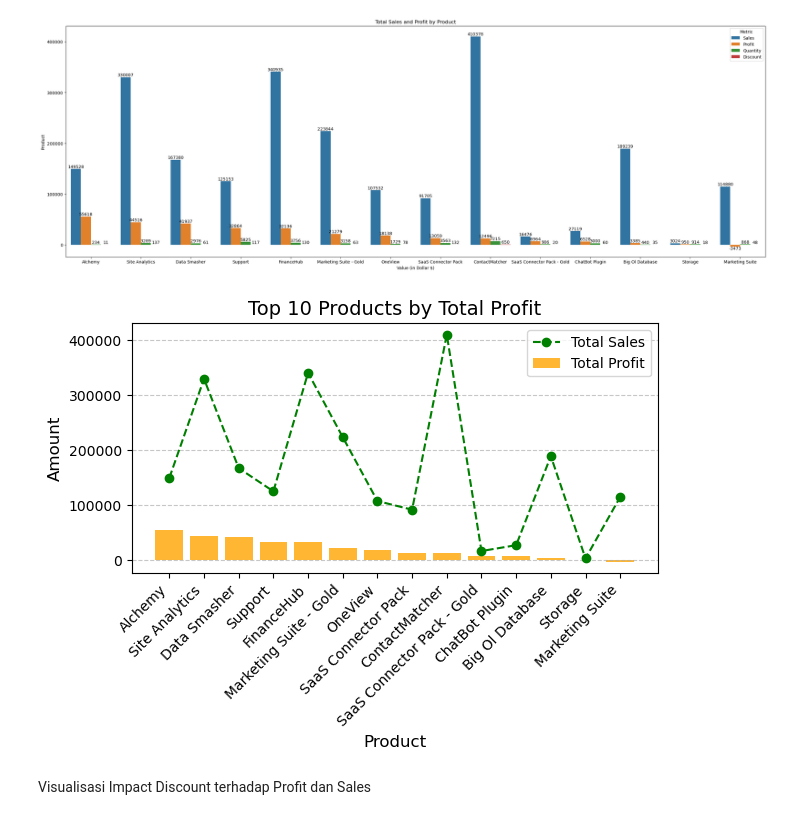
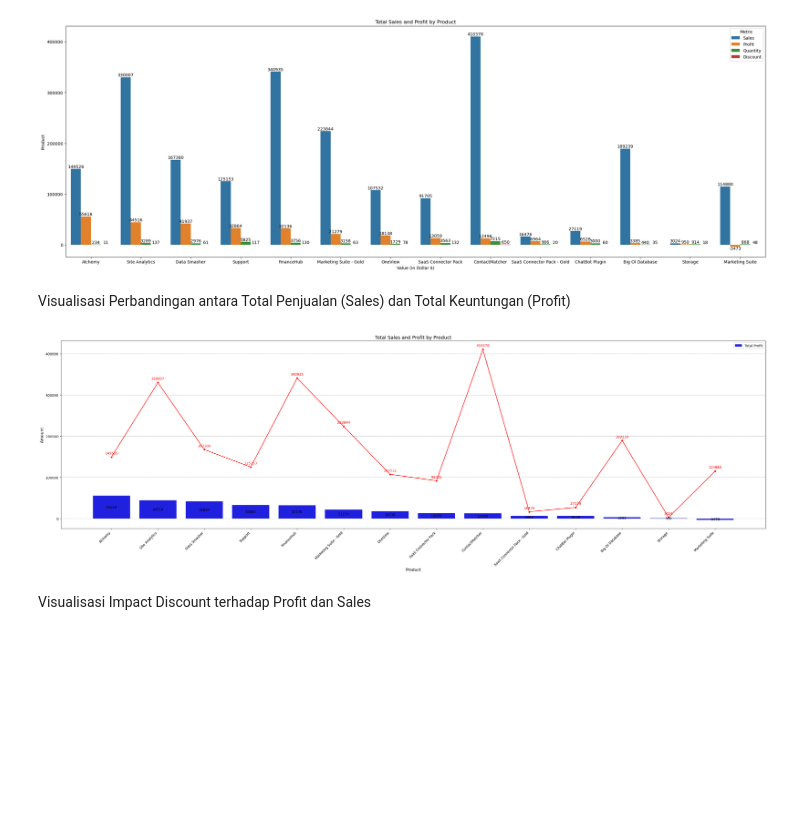
Before and after one commit to alhamfebian/purwadhika-jcdsol, a Jupyter notebook: Capstone Project/Capstone Project Module 2/capstone_project_module_2.ipynb, the cells around one changed output. Cells and saved outputs as stored; diff of their text form; code cells hidden in the pictures; blank space fills up the shorter version.

```diff
--- a/Capstone Project/Capstone Project Module 2/capstone_project_module_2.ipynb
+++ b/Capstone Project/Capstone Project Module 2/capstone_project_module_2.ipynb
@@ -79,0 +84,11 @@ df_saas_sales['Profit Margin (%)'] = df_saas_sales['Profit Margin (%)'].round(1)
+# %%
+# Menambahkan kolom baru 'Sales after Discount' yang merupakan hasil perkalian kolom 'Sales' dengan 'Discount'
+
+df_saas_sales['Sales after Discount'] = df_saas_sales['Sales'] * (1 - df_saas_sales['Discount'])
+# %%
+# Menambahkan kolom baru 'Cost' yang merupakan hasil pengurangan sales after discount dengan profit
+# Kolom ini hanya untuk gambaran atau perkiraan 'Cost' untuk setiap penjualan
+# Saya membuat kolom ini karena tidak diberitahu berapa 'Cost' untuk setiap transaksi
+
+df_saas_sales['Cost'] = df_saas_sales['Sales after Discount'] - df_saas_sales['Profit']
+df_saas_sales
@@ -320,6 +349,6 @@ Visualisasi Penjualan (Sales) berdasarkan Negara (Country) dari 5 Negara dengan
 # %%
-plt.figure(figsize=(12, 7))
-sales_by_country = df_saas_sales.groupby('Country')['Sales'].sum().sort_values(ascending = False).reset_index().head(5)
+plt.figure(figsize=(20, 10))
+sales_by_country = df_saas_sales.groupby('Country')['Sales'].sum().sort_values(ascending = False).reset_index()
 sales_by_country_barplot = sns.barplot(
     data = sales_by_country,
     x = 'Sales',
@@ -337,6 +366,6 @@ Visualisasi Profit berdasarkan Negara (Country) dari 5 Negara dengan Penjualan t
 # %%
-plt.figure(figsize=(12, 7))
-sales_by_country = df_saas_sales.groupby('Country')['Profit'].sum().sort_values(ascending = False).reset_index().head(5)
+plt.figure(figsize=(20, 10))
+sales_by_country = df_saas_sales.groupby('Country')['Profit'].sum().sort_values(ascending = False).reset_index()
 sales_by_country_barplot = sns.barplot(
     data = sales_by_country,
     x = 'Profit',
@@ -427,25 +483,45 @@ plt.legend(title='Metric')
 plt.show()
 # %% [output]
 [figure]
+# %% [markdown]
+Visualisasi Perbandingan antara Total Penjualan (Sales) dan Total Keuntungan (Profit)
 # %%
-plt.bar(product_sales_profit['Product'], product_sales_profit['Profit'], color='orange', alpha=0.8, label='Total Profit')
+plt.figure(figsize=(30, 10))
+# Bar chart untuk Total Profit
+profit_by_product_barplot_combine = sns.barplot(
+    data = product_sales_profit,
+    x = 'Product',
+    y = 'Profit',
+    color = 'blue',
+    label = 'Total Profit'
+)
 
-# Line chart for Total Sales
-plt.plot(product_sales_profit['Product'], product_sales_profit['Sales'], color='green', marker='o', linestyle='dashed', label='Total Sales')
+# Line chart untuk Total Sales
+sales_by_product_lineplot_combine = sns.lineplot(
+    data = product_sales_profit,
+    x = 'Product',
+    y = 'Sales',
+    color = 'red',
+    marker = 'o',
+)
 
-# Customize the plot
-plt.title('Total Sales and Profit by Product', fontsize=14)
-plt.xlabel('Product', fontsize=12)
-plt.ylabel('Amount', fontsize=12)
-plt.xticks(rotation=45, ha='right')
-plt.legend()
-plt.grid(axis='y', linestyle='--', alpha=0.7)
+for container in profit_by_product_barplot_combine.containers:
+    profit_by_product_barplot_combine.bar_label(container, fmt = '%.0f', label_type = 'center', color = 'black')
+
+for product, sales in zip(product_sales_profit['Product'], product_sales_profit['Sales']):
+    plt.text(product, sales + 7000, f'{sales:.0f}', color='red', ha = 'center')
+
+plt.title('Total Sales and Profit by Product', fontsize = 14)
+plt.xlabel('Product', fontsize = 12)
+plt.ylabel('Amount', fontsize = 12)
+plt.xticks(rotation = 45, ha = 'right')
+
+plt.grid(axis = 'y', linestyle = '--', alpha = 1)
 plt.tight_layout()
 
-# Show the plot
 plt.show()
 # %% [output]
-[figure, old version]
+[figure, new version]
 # %% [markdown]
 Visualisasi Impact Discount terhadap Profit dan Sales
 # %%
```
Also changed, not shown: parts of 63 cells of this notebook, 1 other file.
